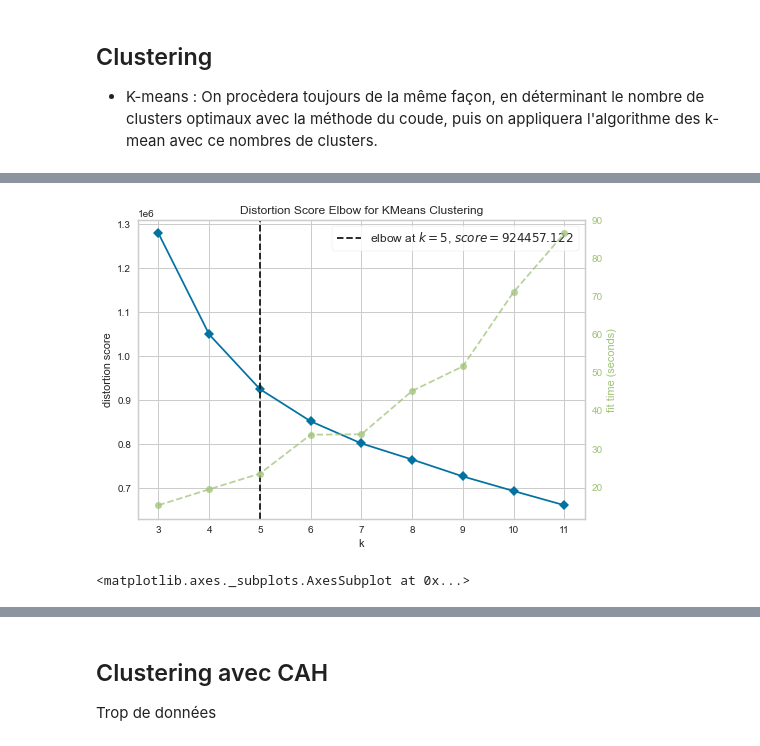
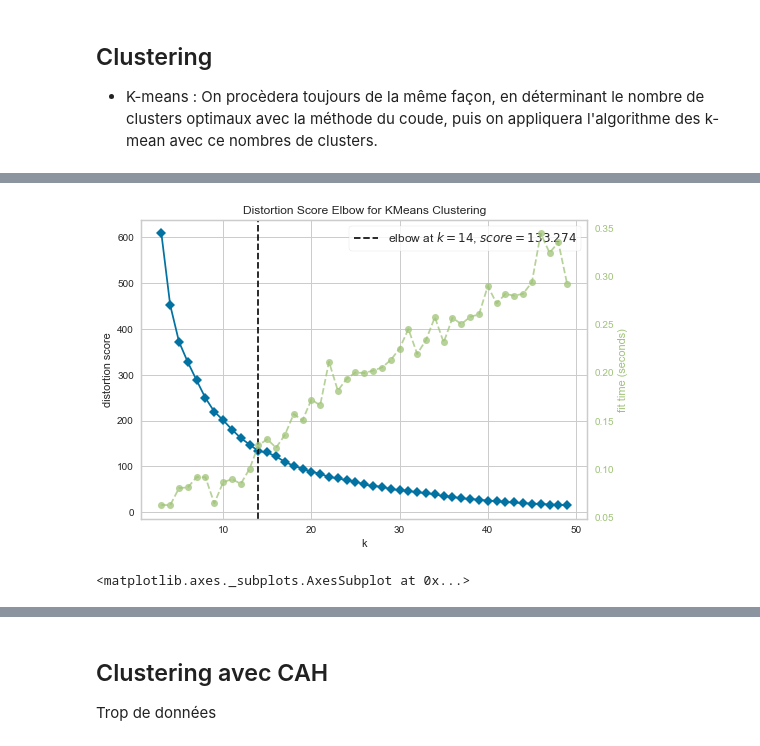
Before and after one commit to rhomain-rangeay/Projet-Python-pour-le-Data-Scientist, a Jupyter notebook: Notebook_ML.ipynb, the cells around one changed output, grey strips where cells are left out. Cells and saved outputs as stored; diff of their text form; code cells hidden in the pictures.

Commit message:
Avancée sur les clusters à réaliser
Choix définitif du Kmean, seul adapté à la taille de la BDD

```diff
--- a/Notebook_ML.ipynb
+++ b/Notebook_ML.ipynb
@@ -63,0 +82,11 @@ df_subj_abv.describe()
+# %%
+from sklearn.preprocessing import StandardScaler
+
+# On ne va normaliser que les colonnes qui nous intéressent pour le clustering
+df_features = df_subj_abv[['look', 'smell', 'taste', 'feel', 'abv']]
+scaler = StandardScaler()
+data = scaler.fit(df_features).transform(df_features)
+# %%
+data = pd.DataFrame(data)
+data.columns = ['look', 'smell', 'taste', 'feel', 'abv']
+data
@@ -72,0 +137,5 @@ from sklearn.cluster import KMeans
+# %%
+# On rentre le nombre de clusters donnés par la méthode elbow : 54
+k_means = KMeans(n_clusters=55)
+k_means.fit(data) #K-means training
+k_means.predict(data)
@@ -139,8 +224,15 @@ df_subj_abv
+# %%
+#15
+k_means = KMeans(n_clusters = 15)
+k_means.fit(data[['feel', 'taste']]) #K-means training
+k_means.predict(data[['feel', 'taste']])
+df_subj_abv['cluster_feel/taste'] = k_means.labels_
+p = sns.scatterplot(data=df_subj_abv.sample(10**6), x="feel", y = "taste", hue = "cluster_feel/taste",alpha = 0.4)
 # %%
-visualizer = KElbowVisualizer(k_means, k=(3, 12))
-visualizer.fit(df_subj_abv[['look', 'smell', 'taste', 'feel']])
+visualizer = KElbowVisualizer(k_means, k=(3, 50))
+visualizer.fit(data[['taste', 'smell']].sample(10**3))
 visualizer.show()
 # A peu près 10 min d'éxécution
 # %% [output]
-[figure, old version]
+[figure, new version]
 <matplotlib.axes._subplots.AxesSubplot at 0x...>
```
Also changed, not shown: parts of 47 cells of this notebook.
